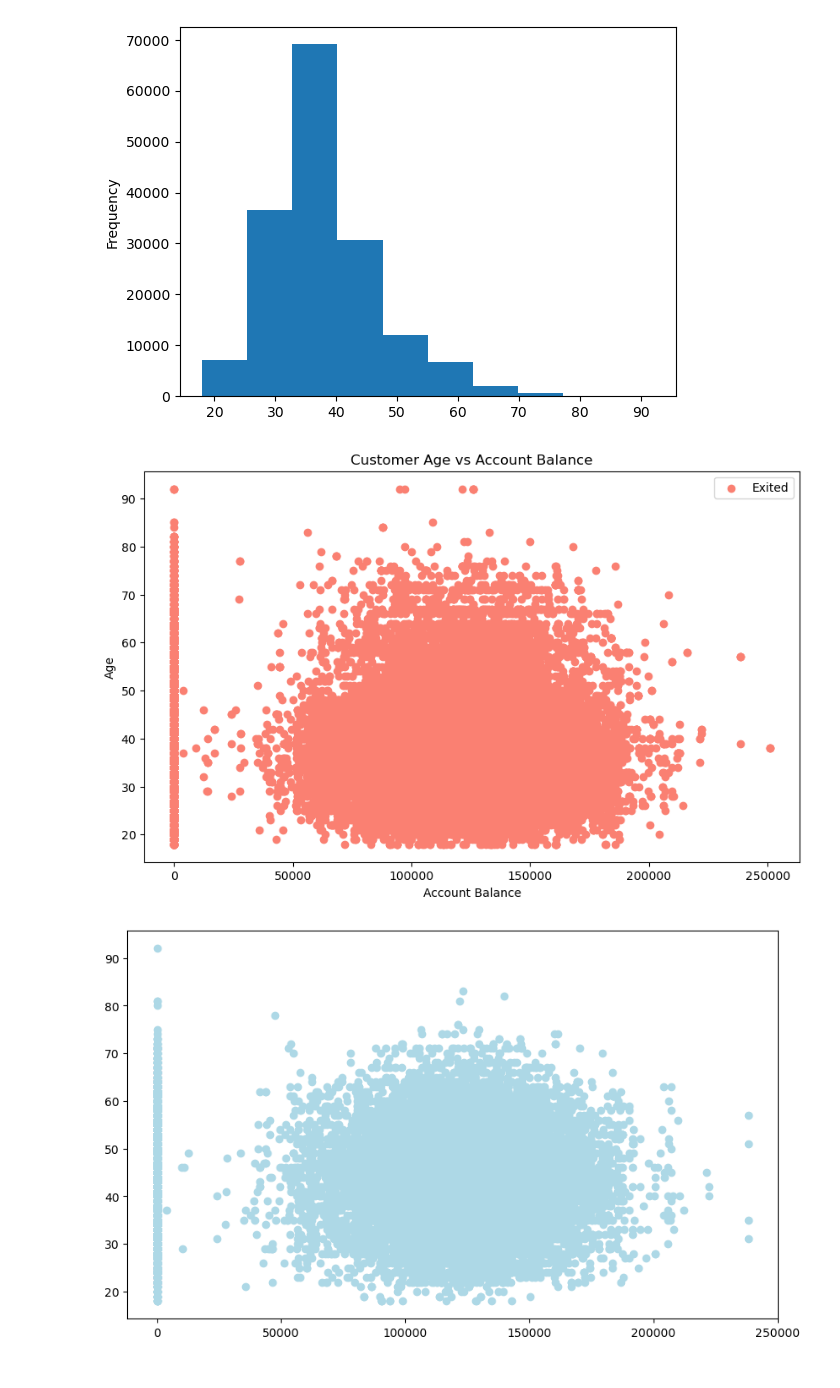
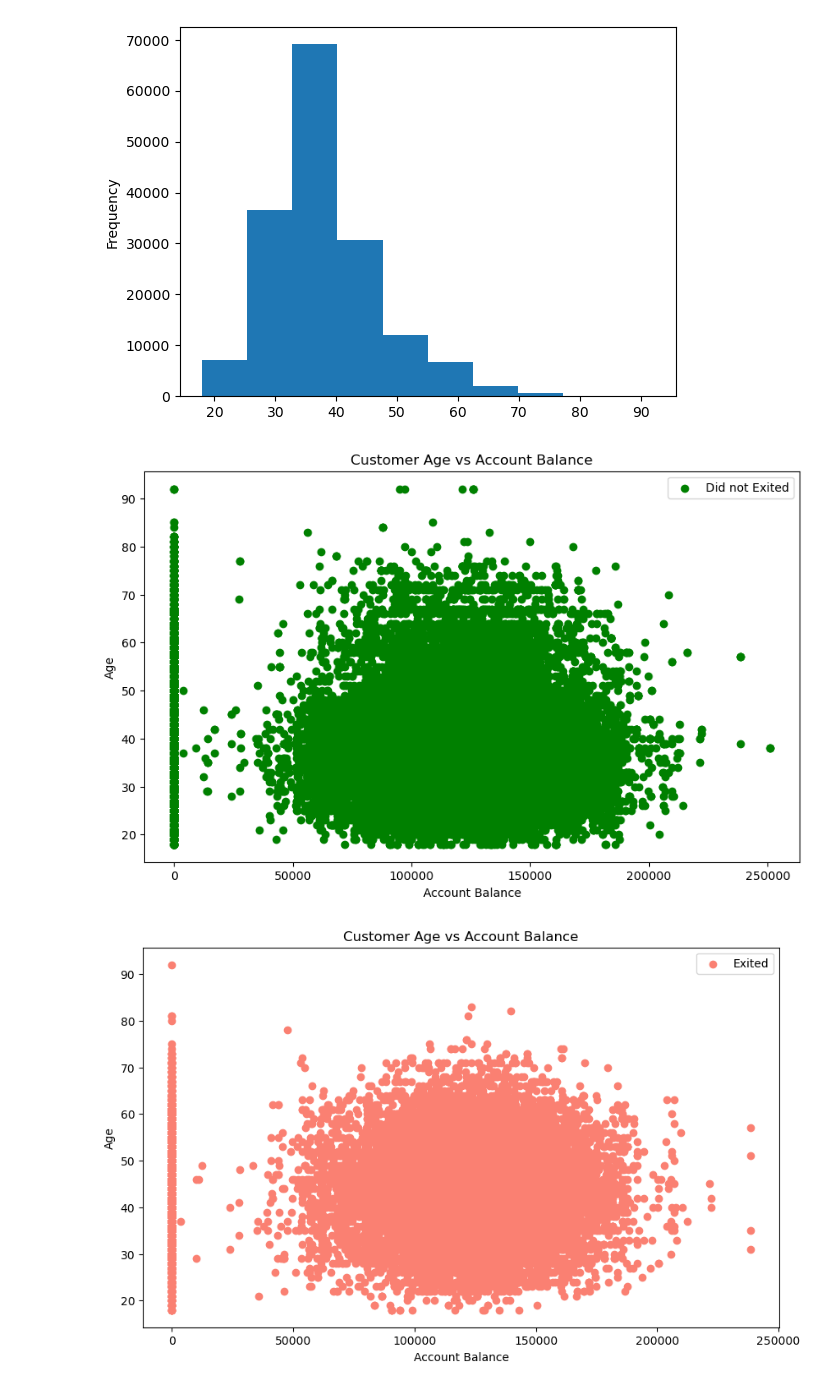
Before and after one commit to GoldenEye37/customer-churn-prediction, a Jupyter notebook: customer-churn-prediction.ipynb, the cells around one changed output. Cells and saved outputs as stored; diff of their text form; code cells hidden in the pictures.

```diff
--- a/customer-churn-prediction.ipynb
+++ b/customer-churn-prediction.ipynb
@@ -159,23 +159,29 @@ plt.figure(figsize=(10, 6))
 # Scatter for individuals who did not Exit
 plt.scatter(customer_train_data.Balance[customer_train_data.Exited == 0],
             customer_train_data.Age[customer_train_data.Exited == 0],
-            c="salmon")
+            c="green")
 
 # Add some infor
 plt.title("Customer Age vs Account Balance")
 plt.xlabel("Account Balance")
 plt.ylabel("Age")
-plt.legend(["Exited"]);
+plt.legend(["Did not Exited"]);
 # %% [output]
-[figure, old version]
+[figure, new version]
 # %%
 # plot scatter graph on age and account balance
 # create figure
 plt.figure(figsize=(10, 6))
 
 # Scatter for individuals who did Exit
 plt.scatter(customer_train_data.Balance[customer_train_data.Exited == 1],
             customer_train_data.Age[customer_train_data.Exited == 1],
-            c="lightblue");
+            c="salmon")
+
+# Add some infor
+plt.title("Customer Age vs Account Balance")
+plt.xlabel("Account Balance")
+plt.ylabel("Age")
+plt.legend(["Exited"]);
 # %% [output]
-[figure, old version]
+[figure, new version]
```
Also changed, not shown: parts of 11 cells of this notebook.
